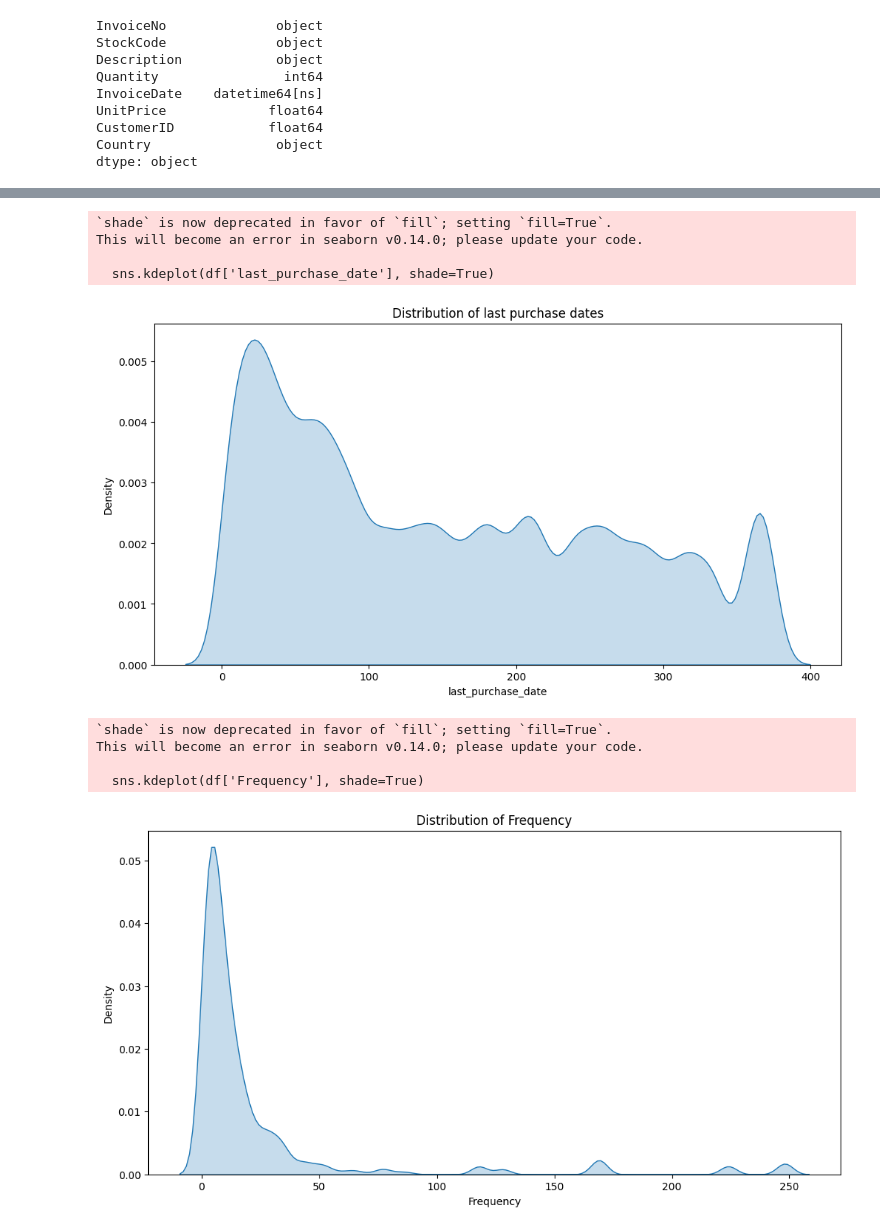
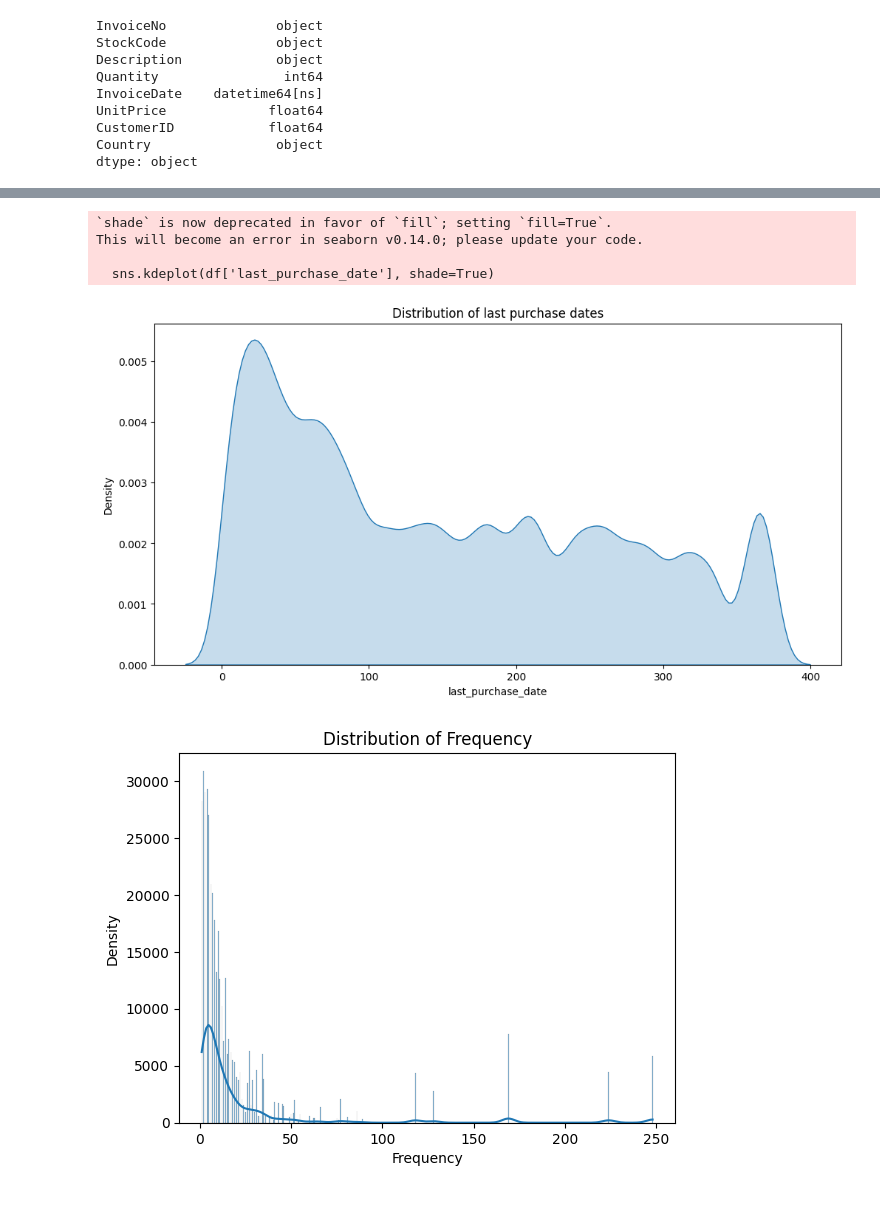
Before and after one commit to famakhan/customer_segmentation, a Jupyter notebook: customer-segmentation.ipynb, the cells around one changed output, grey strips where cells are left out. Cells and saved outputs as stored; diff of their text form; code cells hidden in the pictures; blank space fills up the shorter version.

```diff
--- a/customer-segmentation.ipynb
+++ b/customer-segmentation.ipynb
@@ -66,35 +66,30 @@ df['Frequency'] = df.groupby('CustomerID')['InvoiceNo'].transform('nunique')
 # %%
 #Data Visualization
 import matplotlib.pyplot as plt
 import seaborn as sns
 
 sns.histplot(df['last_purchase_date'], kde = True)
 plt.title('Distribution of last purchase dates')
 plt.show()
 
 plt.figure(figsize=(12, 6))
 sns.kdeplot(df['last_purchase_date'], shade=True)
 plt.title('Distribution of last purchase dates')
 plt.show()
 
-plt.figure(figsize=(12, 6))
-sns.kdeplot(df['Frequency'], shade=True)
+sns.histplot(df['Frequency'], kde=True)
 plt.title('Distribution of Frequency')
 plt.xlabel('Frequency')
 plt.ylabel('Density')
 plt.show()
 # %% [output]
 [figure]
 `shade` is now deprecated in favor of `fill`; setting `fill=True`.
 This will become an error in seaborn v0.14.0; please update your code.
 
   sns.kdeplot(df['last_purchase_date'], shade=True)
 [figure]
-`shade` is now deprecated in favor of `fill`; setting `fill=True`.
-This will become an error in seaborn v0.14.0; please update your code.
-
-  sns.kdeplot(df['Frequency'], shade=True)
-[figure, old version]
+[figure, new version]
 # %%
 #CLUSTERING
 from sklearn.preprocessing import StandardScaler
```
Also changed, not shown: parts of 3 cells of this notebook.
